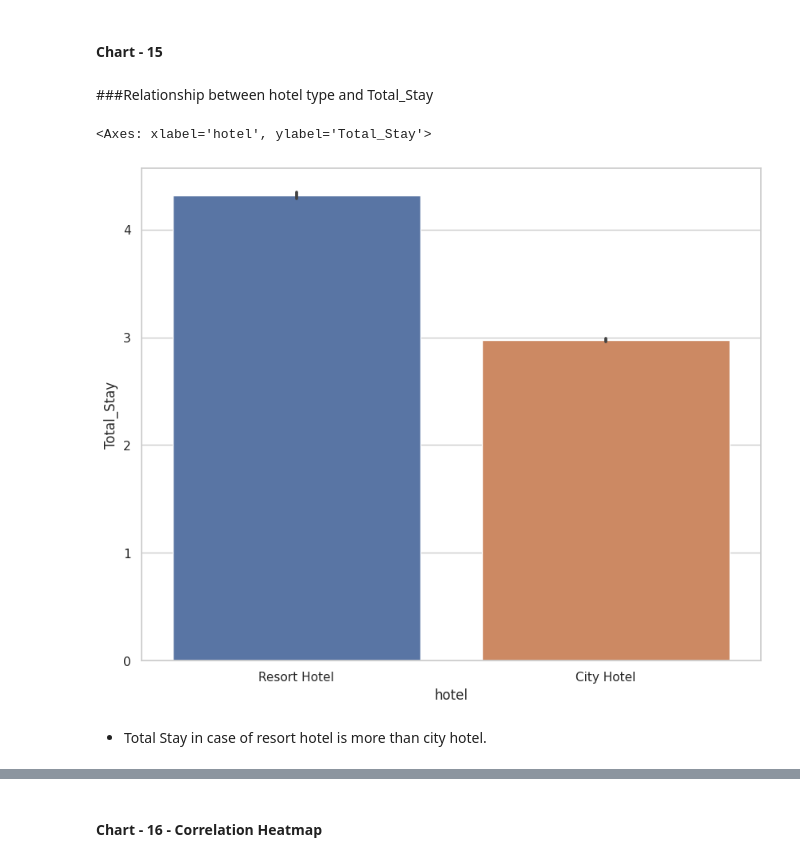
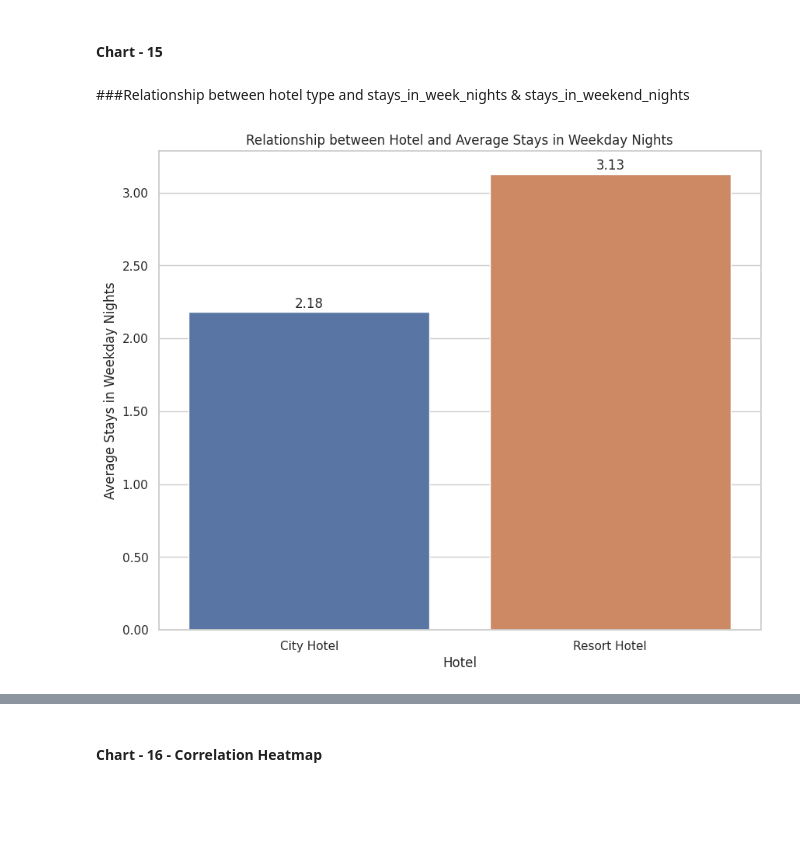
Before and after one commit to amoghsawant17/EDA_Project_Amogh, a Jupyter notebook: EDA_Hotel_Booking_Analysis.ipynb, the cells around one changed output, grey strips where cells are left out. Drawn from its saved outputs; the diff is of its cells as text; code cells hidden in the pictures; blank space fills up the shorter version.

```diff
--- a/EDA_Hotel_Booking_Analysis.ipynb
+++ b/EDA_Hotel_Booking_Analysis.ipynb
@@ -1068,4 +1065,4 @@ Are there any insights that lead to negative growth? Justify with specific reaso
 # %% [markdown]
 #### Chart - 15
 # %% [markdown]
-###Relationship between hotel type and Total_Stay
+###Relationship between hotel type and stays_in_week_nights & stays_in_weekend_nights
@@ -1074,8 +1069,36 @@ Are there any insights that lead to negative growth? Justify with specific reaso
-# %%
-# Relationship between hotel type and Total_Stay
-sns.barplot(data = df_new, x = 'hotel', y = 'Total_Stay')
-# %% [output]
-<Axes: xlabel='hotel', ylabel='Total_Stay'>
-[figure, removed]
-# %% [markdown]
-- Total Stay in case of resort hotel is more than city hotel.
+# %%
+# Relationship between hotel type and stays_in_week_nights
+import pandas as pd
+import seaborn as sns
+import matplotlib.pyplot as plt
+from matplotlib.ticker import FuncFormatter
+
+# Group the data by 'hotel' and calculate the mean of 'stays_in_weekend_nights'
+average_nights = df_new.groupby('hotel')['stays_in_week_nights'].mean().reset_index()
+
+# Create a bar plot to visualize the relationship
+ax = sns.barplot(data=average_nights, x='hotel', y='stays_in_week_nights')
+
+
+# Define a formatting function to round off values
+def format_func(value, tick_number):
+    return f'{value:.2f}'
+
+# Apply the formatting function to the y-axis
+ax.yaxis.set_major_formatter(FuncFormatter(format_func))
+
+# Display the rounded-off values above the bars
+for i, bar in enumerate(ax.patches):
+    height = bar.get_height()
+    ax.text(bar.get_x() + bar.get_width() / 2, height + 0.01, format_func(height, 0),
+            ha='center', va='bottom')
+
+# Add labels and title to the plot
+plt.xlabel('Hotel')
+plt.ylabel('Average Stays in Weekday Nights')
+plt.title('Relationship between Hotel and Average Stays in Weekday Nights')
+
+# Display the plot
+plt.show()
+# %% [output]
+[figure, added]
```
Also changed, not shown: parts of 17 cells of this notebook.
